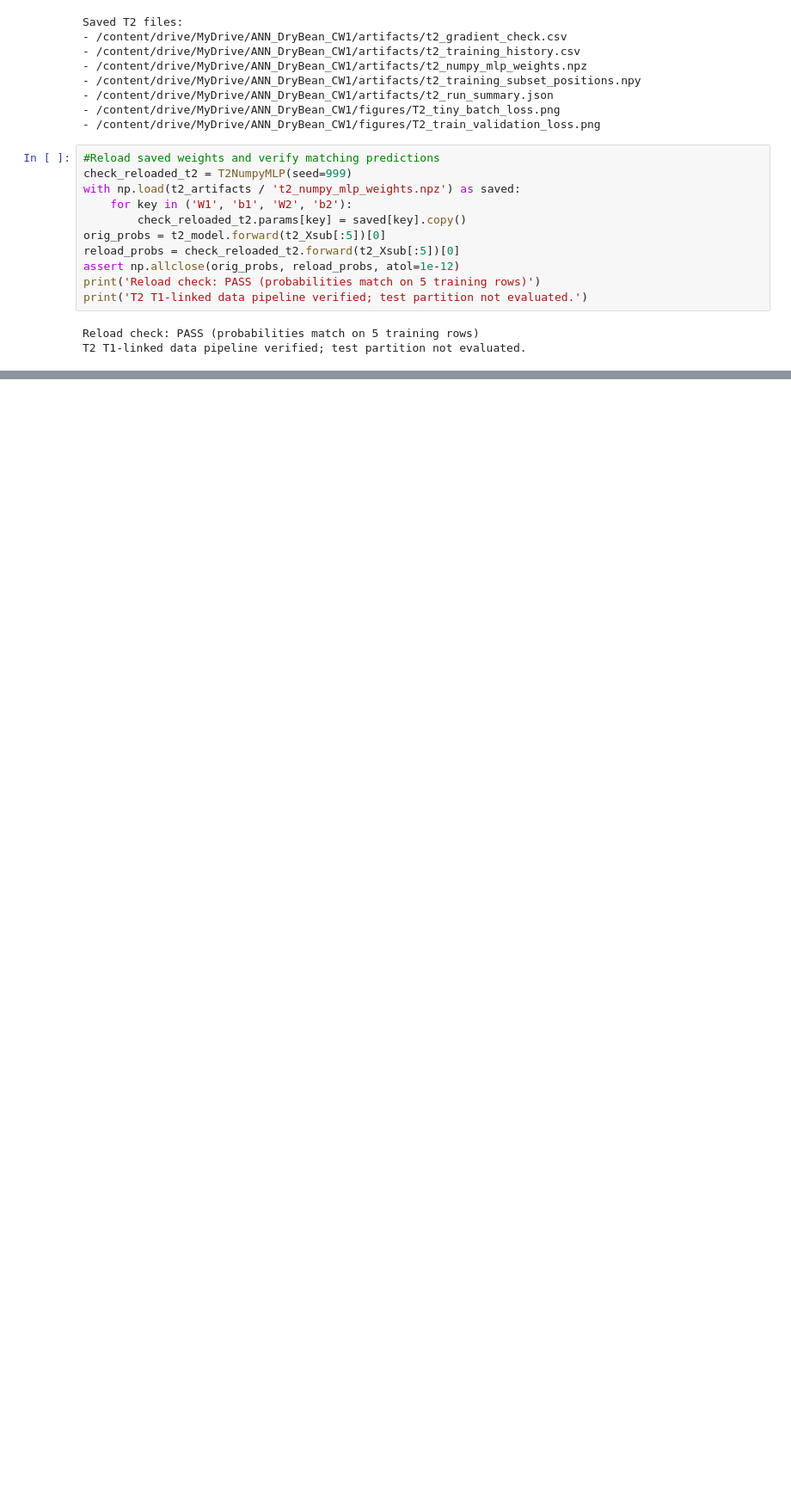
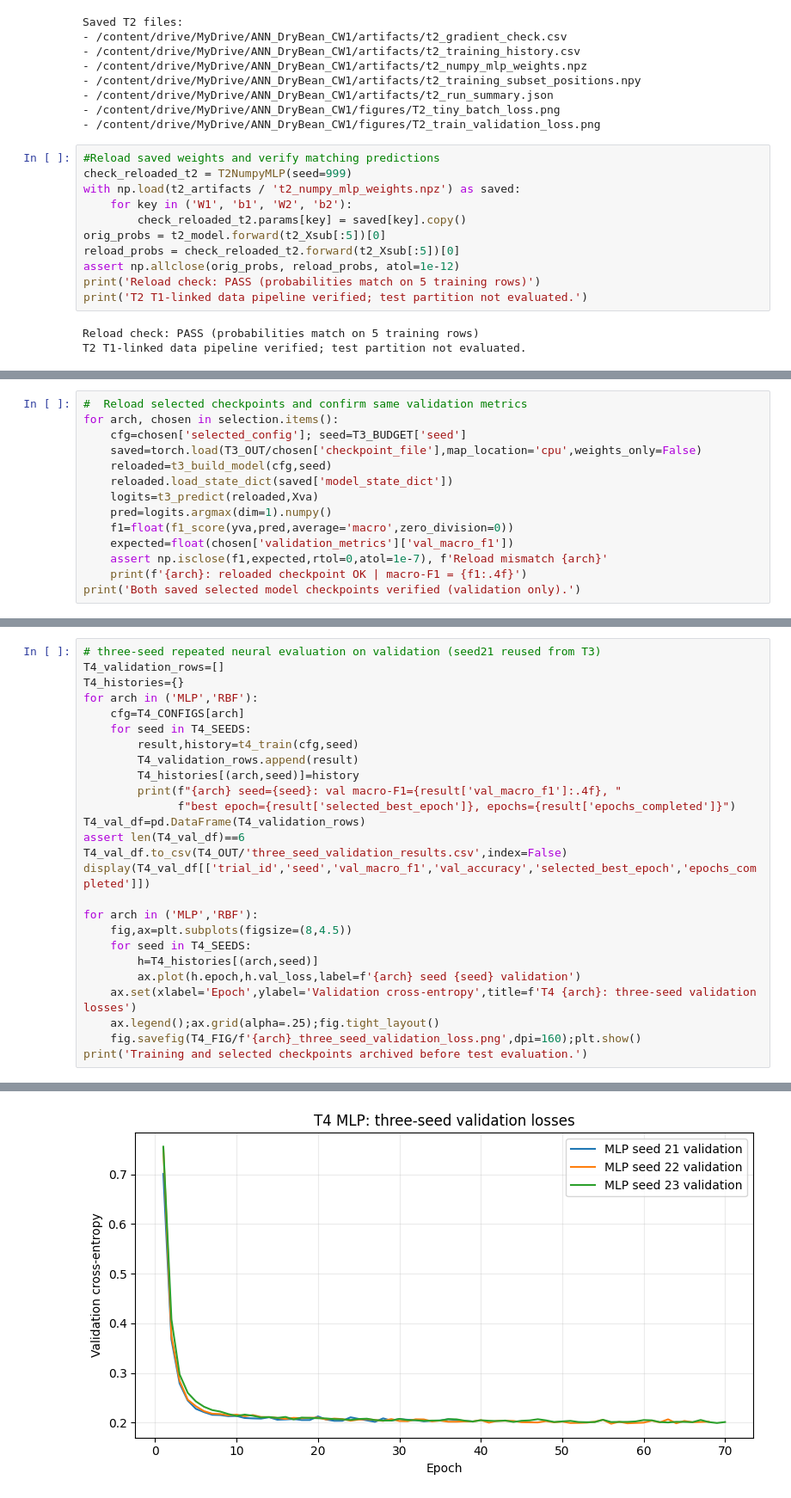
Before and after one commit to Thathsara-Devindi/ANN-Dry-Bean-Classification, a Jupyter notebook: ANN_cw1.ipynb, the cells around one changed output, grey strips where cells are left out. Shown at 86% size. Drawn from its saved outputs; the diff is of its cells as text; blank space fills up the shorter version.

Commit message:
T3 and T4 experiments and evaluation

```diff
--- a/ANN_cw1.ipynb
+++ b/ANN_cw1.ipynb
@@ -843,0 +1198,14 @@ T2 T1-linked data pipeline verified; test partition not evaluated.
+# %%
+#  Reload selected checkpoints and confirm same validation metrics
+for arch, chosen in selection.items():
+    cfg=chosen['selected_config']; seed=T3_BUDGET['seed']
+    saved=torch.load(T3_OUT/chosen['checkpoint_file'],map_location='cpu',weights_only=False)
+    reloaded=t3_build_model(cfg,seed)
+    reloaded.load_state_dict(saved['model_state_dict'])
+    logits=t3_predict(reloaded,Xva)
+    pred=logits.argmax(dim=1).numpy()
+    f1=float(f1_score(yva,pred,average='macro',zero_division=0))
+    expected=float(chosen['validation_metrics']['val_macro_f1'])
+    assert np.isclose(f1,expected,rtol=0,atol=1e-7), f'Reload mismatch {arch}'
+    print(f'{arch}: reloaded checkpoint OK | macro-F1 = {f1:.4f}')
+print('Both saved selected model checkpoints verified (validation only).')
@@ -843,0 +1455,27 @@ T2 T1-linked data pipeline verified; test partition not evaluated.
+# %%
+# three-seed repeated neural evaluation on validation (seed21 reused from T3)
+T4_validation_rows=[]
+T4_histories={}
+for arch in ('MLP','RBF'):
+    cfg=T4_CONFIGS[arch]
+    for seed in T4_SEEDS:
+        result,history=t4_train(cfg,seed)
+        T4_validation_rows.append(result)
+        T4_histories[(arch,seed)]=history
+        print(f"{arch} seed={seed}: val macro-F1={result['val_macro_f1']:.4f}, "
+              f"best epoch={result['selected_best_epoch']}, epochs={result['epochs_completed']}")
+T4_val_df=pd.DataFrame(T4_validation_rows)
+assert len(T4_val_df)==6
+T4_val_df.to_csv(T4_OUT/'three_seed_validation_results.csv',index=False)
+display(T4_val_df[['trial_id','seed','val_macro_f1','val_accuracy','selected_best_epoch','epochs_completed']])
+
+for arch in ('MLP','RBF'):
+    fig,ax=plt.subplots(figsize=(8,4.5))
+    for seed in T4_SEEDS:
+        h=T4_histories[(arch,seed)]
+        ax.plot(h.epoch,h.val_loss,label=f'{arch} seed {seed} validation')
+    ax.set(xlabel='Epoch',ylabel='Validation cross-entropy',title=f'T4 {arch}: three-seed validation losses')
+    ax.legend();ax.grid(alpha=.25);fig.tight_layout()
+    fig.savefig(T4_FIG/f'{arch}_three_seed_validation_loss.png',dpi=160);plt.show()
+print('Training and selected checkpoints archived before test evaluation.')
+# %% [output]
@@ -843,0 +1495 @@ T2 T1-linked data pipeline verified; test partition not evaluated.
+[figure, added]
```
Also changed, not shown: parts of 20 cells of this notebook.
